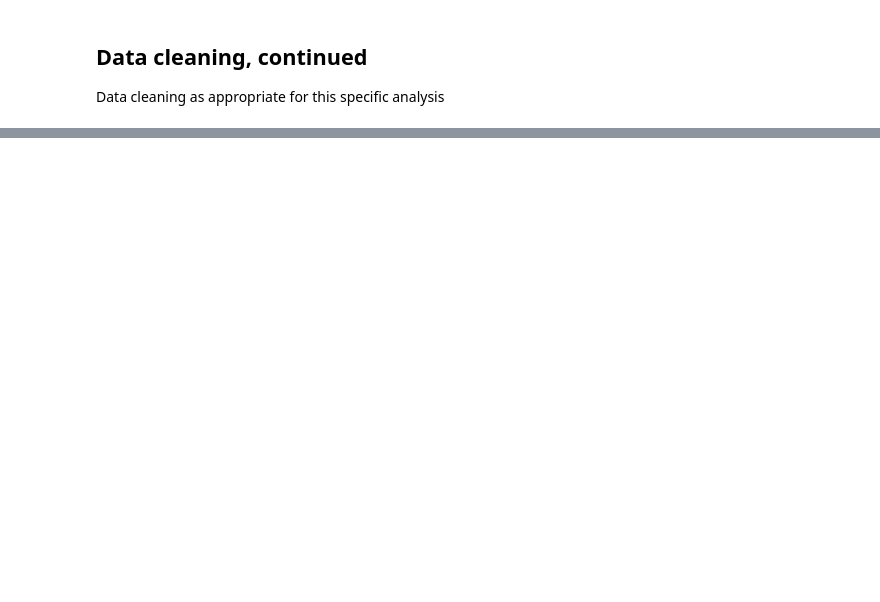
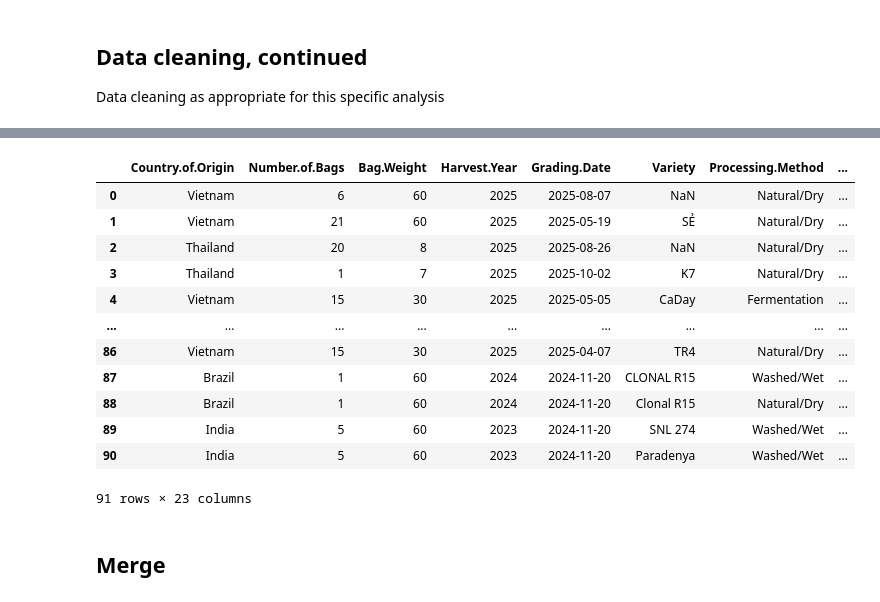
Before and after one commit to maggiecrowner/DS-2002-F25, a Jupyter notebook: cleaned_data/clean_more.ipynb, the cells around one changed output, grey strips where cells are left out. Drawn from its saved outputs; the diff is of its cells as text; code cells hidden in the pictures; blank space fills up the shorter version.

```diff
--- a/cleaned_data/clean_more.ipynb
+++ b/cleaned_data/clean_more.ipynb
@@ -21,0 +130,7 @@ arabica = pd.read_csv()
+# %%
+robusta = robusta.drop(['Unnamed: 0', 'Farm.Name', 'Lot.Number', 'Mill',
+                        'ICO.Number', 'Company', 'Altitude', 'altitude_low_meters',
+                        'altitude_high_meters', 'Producer', 'Region', 'In.Country.Partner',
+                        'Owner', 'Status', 'Overall', 'Total.Cup.Points', 'Defects',
+                        'Certification.Body', 'Certification.Address', 'Certification.Contact',
+                        'unit_of_measurement'], axis=1)
@@ -21,0 +145,73 @@ arabica = pd.read_csv()
+# %%
+robusta = robusta.rename(columns={'altitude_mean_meters':'Altitude'})
+robusta['Harvest.Year'] = robusta['Harvest.Year'].astype(str).str[-4:].astype(int)
+robusta['Grading.Date'] = pd.to_datetime(robusta['Grading.Date'],format='mixed')
+robusta['Bag.Weight'] = robusta['Bag.Weight'].str.replace(' kg', '').astype(int)
+robusta['Expiration'] = pd.to_datetime(robusta['Expiration'],format='mixed')
+
+processing_map = {'Natural / Dry': 'Natural/Dry',
+                  'Yeast fermentation natural': 'Fermentation',
+                  'Anaerobic natural': 'Natural/Dry',
+                  'Pulped natural / honey': 'Honey',
+                  'Washed / Wet': 'Washed/Wet',
+                  'Natural Anaerobic Deep Fermentation': 'Fermentation',
+                  'Natural anaerobic': 'Natural/Dry',
+                  'Anaerobic Natural': 'Natural/Dry',
+                  'FERMENTATION': 'Fermentation',
+                  'Anaerobic Honey': 'Honey'}
+robusta['Processing.Method'] = robusta['Processing.Method'].replace(processing_map)
+
+color_map = {'Green Fresh': 'Green',
+             'Green': 'Green',
+             'Yellowish': 'Yellow',
+             'Brownish': 'Brown',
+             'Yellow-Green': 'Yellow-Green',
+             'Yellow green': 'Yellow-Green',
+             'Bluish-Green': 'Blue-Green',
+             'Yellow Green': 'Yellow-Green',
+             'Greenish': 'Green',
+             'yellow -green': 'Yellow-Green',
+             'Blue-Green': 'Blue-Green',
+             'GREENISH': 'Green',
+             'Yello-Green': 'Yellow-Green',
+             'greenish': 'Green',
+             'Brown': 'Brown',
+             'Pale Yellow': 'Yellow',
+             'Pale - yellow': 'Yellow',
+             'yellowish': 'Yellow',
+             'Fermented orange': 'Orange',
+             'yellow green': 'Yellow-Green',
+             'YELLOW-GREEN': 'Yellow-Green',
+             'ํYellow-Green': 'Yellow-Green',
+             'YELLOWISH': 'Yellow',
+             'Pale Greenish': 'Green',
+             'yellow-green': 'Yellow-Green',
+             'YELLOW GREEN': 'Yellow-Green',
+             'Yellow - Green': 'Yellow-Green',
+             'Greenish/Fresh': 'Green',
+             'yellow-Green': 'Yellow-Green',
+             'Verdoso': 'Green',
+             'pale-yellow': 'Yellow',
+             'Yellow- Green': 'Yellow-Green',
+             'bluish-green': 'Blue-Green',
+             'BROWN': 'Brown',
+             'Pale-yellow': 'Yellow'}
+robusta['Color'] = robusta['Color'].replace(color_map)
+
+display(robusta)
+# %% [output]
+|  | Country.of.Origin | Number.of.Bags | Bag.Weight | Harvest.Year | Grading.Date | Variety | Processing.Method | ... |
+| 0 | Vietnam | 6 | 60 | 2025 | 2025-08-07 | NaN | Natural/Dry | ... |
+| 1 | Vietnam | 21 | 60 | 2025 | 2025-05-19 | SẺ | Natural/Dry | ... |
+| 2 | Thailand | 20 | 8 | 2025 | 2025-08-26 | NaN | Natural/Dry | ... |
+| 3 | Thailand | 1 | 7 | 2025 | 2025-10-02 | K7 | Natural/Dry | ... |
+| 4 | Vietnam | 15 | 30 | 2025 | 2025-05-05 | CaDay | Fermentation | ... |
+| ... | ... | ... | ... | ... | ... | ... | ... | ... |
+| 86 | Vietnam | 15 | 30 | 2025 | 2025-04-07 | TR4 | Natural/Dry | ... |
+| 87 | Brazil | 1 | 60 | 2024 | 2024-11-20 | CLONAL R15 | Washed/Wet | ... |
+| 88 | Brazil | 1 | 60 | 2024 | 2024-11-20 | Clonal R15 | Natural/Dry | ... |
+| 89 | India | 5 | 60 | 2023 | 2024-11-20 | SNL 274 | Washed/Wet | ... |
+| 90 | India | 5 | 60 | 2023 | 2024-11-20 | Paradenya | Washed/Wet | ... |
+91 rows × 23 columns
+# %% [markdown]
+## Merge
```
Also changed, not shown: parts of 15 cells of this notebook.
